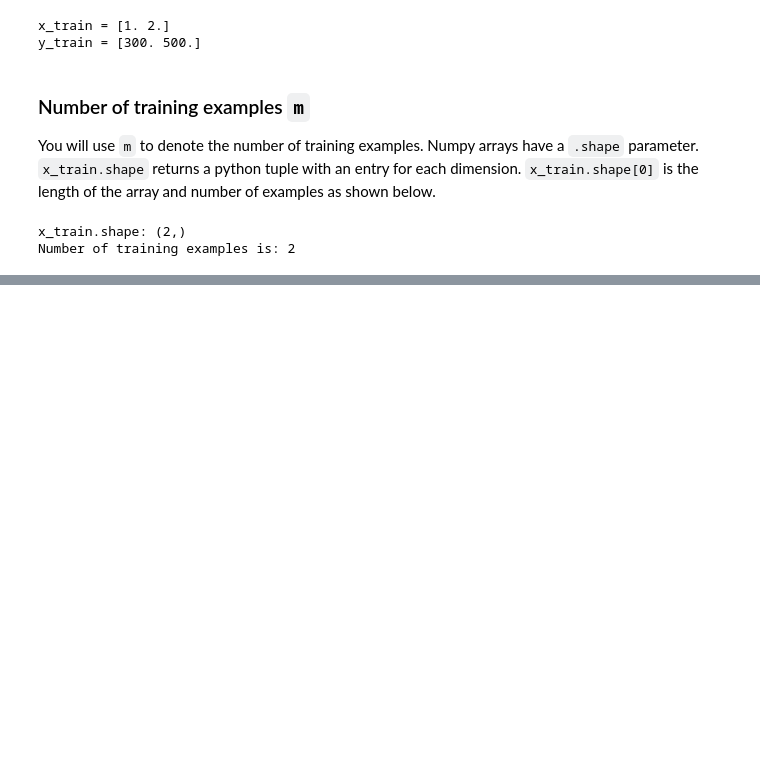
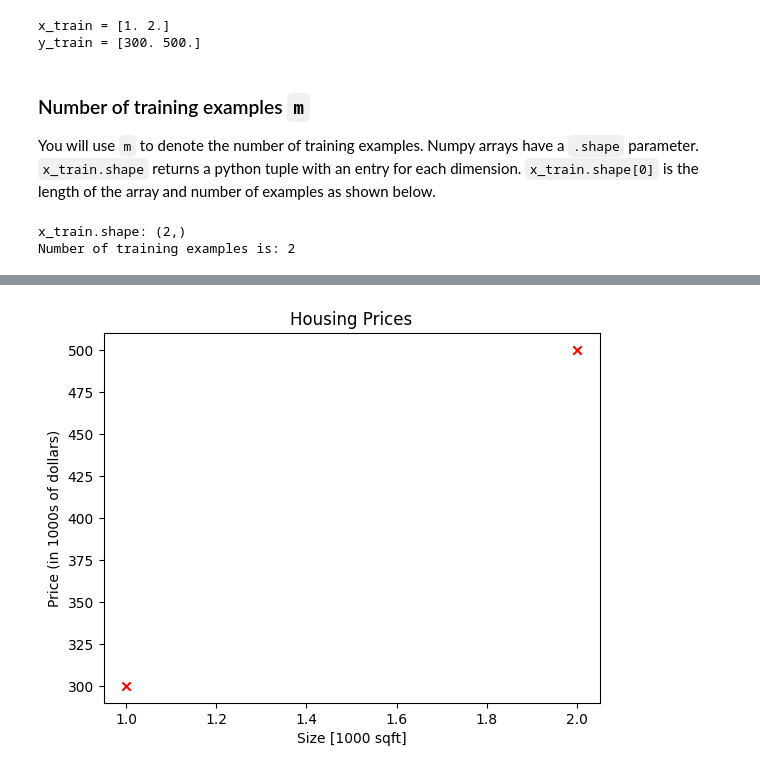
Before and after one commit to lakravineet/DS-Notebooks, a Jupyter notebook: Regression Basis.ipynb, the cells around one changed output, grey strips where cells are left out. Cells and saved outputs as stored; diff of their text form; code cells hidden in the pictures; blank space fills up the shorter version.

```diff
--- a/Regression Basis.ipynb
+++ b/Regression Basis.ipynb
@@ -67,0 +114,21 @@ Number of training examples is: 2
+# %%
+
+# Sample data points (replace with your actual data)
+##x_train = [0.5, 1.0, 1.5, 2.0, 2.5]  # Size in 1000 sqft
+##y_train = [150, 200, 250, 300, 350]  # Price in 1000s of dollars
+
+# Plot the data points
+plt.scatter(x_train, y_train, marker='x', c='r')
+
+# Set the title
+plt.title("Housing Prices")
+
+# Set the y-axis label
+plt.ylabel("Price (in 1000s of dollars)")
+
+# Set the x-axis label
+plt.xlabel("Size [1000 sqft]")
+# Display the plot
+plt.show()
+# %% [output]
+[figure, added]
```
Also changed, not shown: parts of 8 cells of this notebook.
